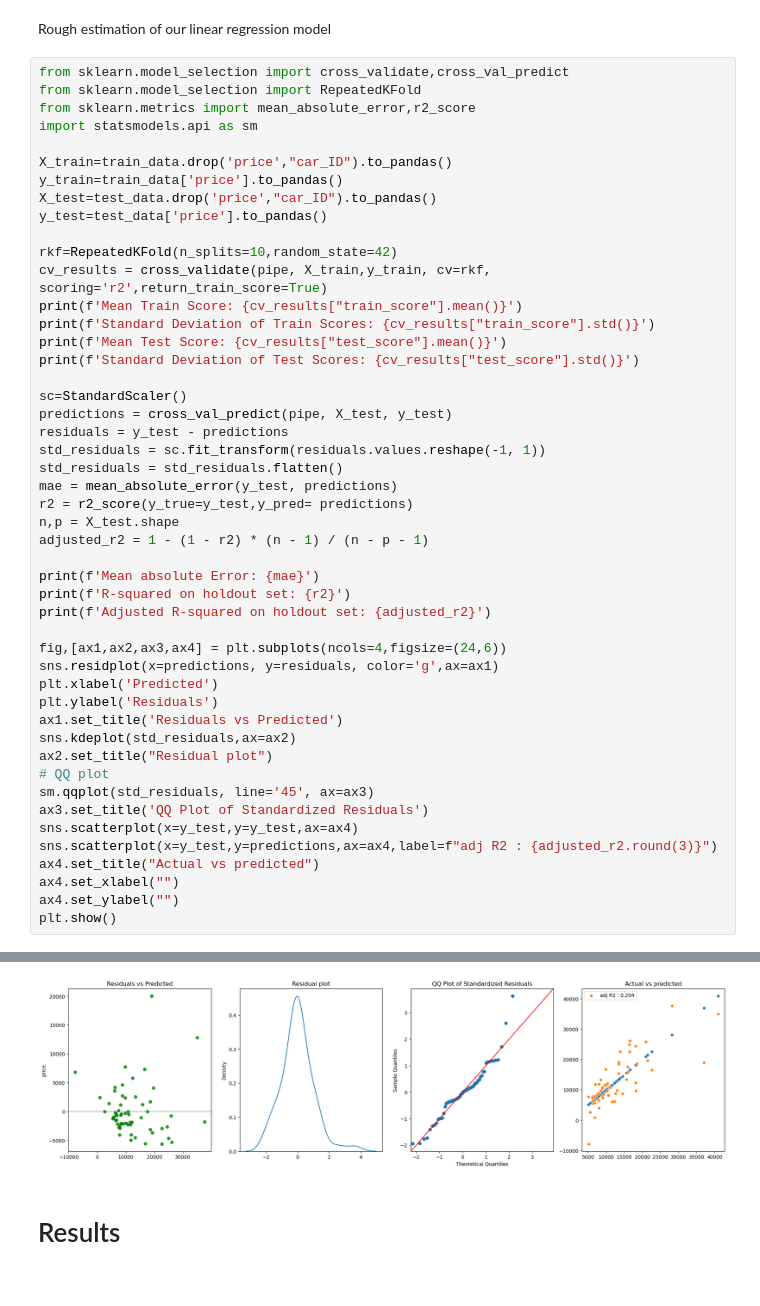
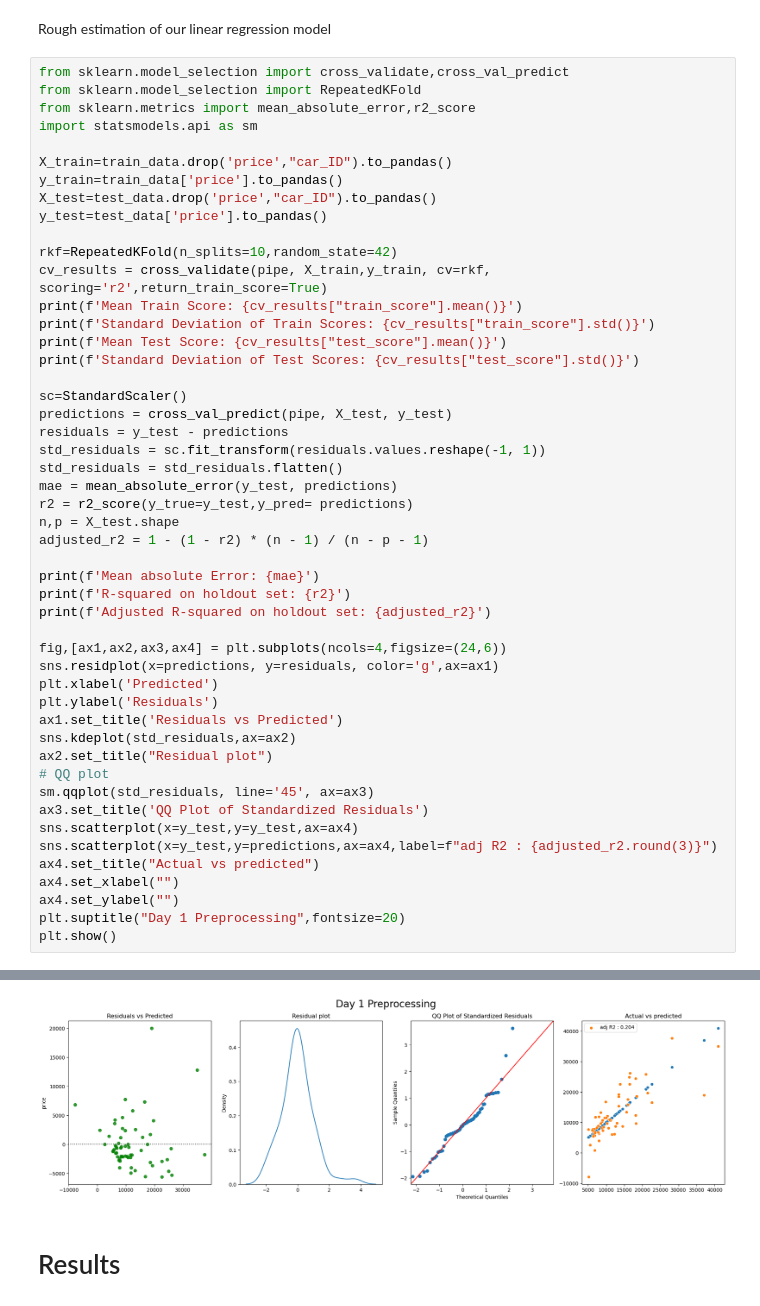
Before and after one commit to Ravikumarchavva/ML_Playground, a Jupyter notebook: week1_regressionAnalysis/Day1_preprocess/preprocessing.ipynb, the cells around one changed output, grey strips where cells are left out. Cells and saved outputs as stored; diff of their text form.

```diff
--- a/week1_regressionAnalysis/Day1_preprocess/preprocessing.ipynb
+++ b/week1_regressionAnalysis/Day1_preprocess/preprocessing.ipynb
@@ -396,34 +396,35 @@ n,p = X_test.shape
 adjusted_r2 = 1 - (1 - r2) * (n - 1) / (n - p - 1)
 
 print(f'Mean absolute Error: {mae}')
 print(f'R-squared on holdout set: {r2}')
 print(f'Adjusted R-squared on holdout set: {adjusted_r2}')
 
 fig,[ax1,ax2,ax3,ax4] = plt.subplots(ncols=4,figsize=(24,6))
 sns.residplot(x=predictions, y=residuals, color='g',ax=ax1)
 plt.xlabel('Predicted')
 plt.ylabel('Residuals')
 ax1.set_title('Residuals vs Predicted')
 sns.kdeplot(std_residuals,ax=ax2)
 ax2.set_title("Residual plot")
 # QQ plot
 sm.qqplot(std_residuals, line='45', ax=ax3)
 ax3.set_title('QQ Plot of Standardized Residuals')
 sns.scatterplot(x=y_test,y=y_test,ax=ax4)
 sns.scatterplot(x=y_test,y=predictions,ax=ax4,label=f"adj R2 : {adjusted_r2.round(3)}")
 ax4.set_title("Actual vs predicted")
 ax4.set_xlabel("")
 ax4.set_ylabel("")
+plt.suptitle("Day 1 Preprocessing",fontsize=20)
 plt.show()
 # %% [output]
 Mean Train Score: 0.941192415029938
 Standard Deviation of Train Scores: 0.004738849232860281
 Mean Test Score: 0.8516917066763163
 Standard Deviation of Test Scores: 0.09805100235412202
 Mean absolute Error: 3560.7804354406967
 R-squared on holdout set: 0.4908664602599623
 Adjusted R-squared on holdout set: 0.20366292502199224
-[figure, old version]
+[figure, new version]
 # %% [markdown]
 # Results
 # %% [markdown]
```
Also changed, not shown: parts of 1 cell of this notebook, 4 other files.
